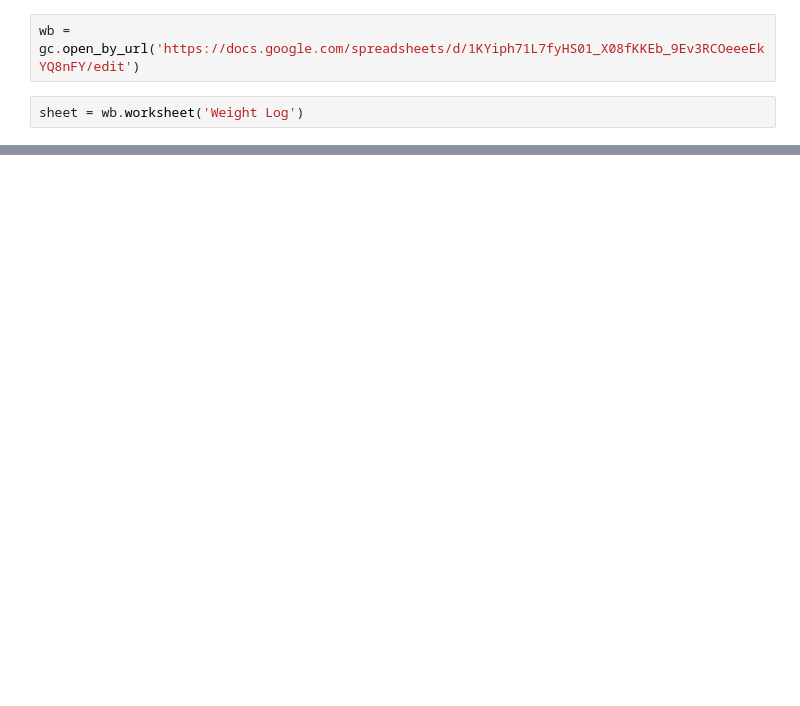
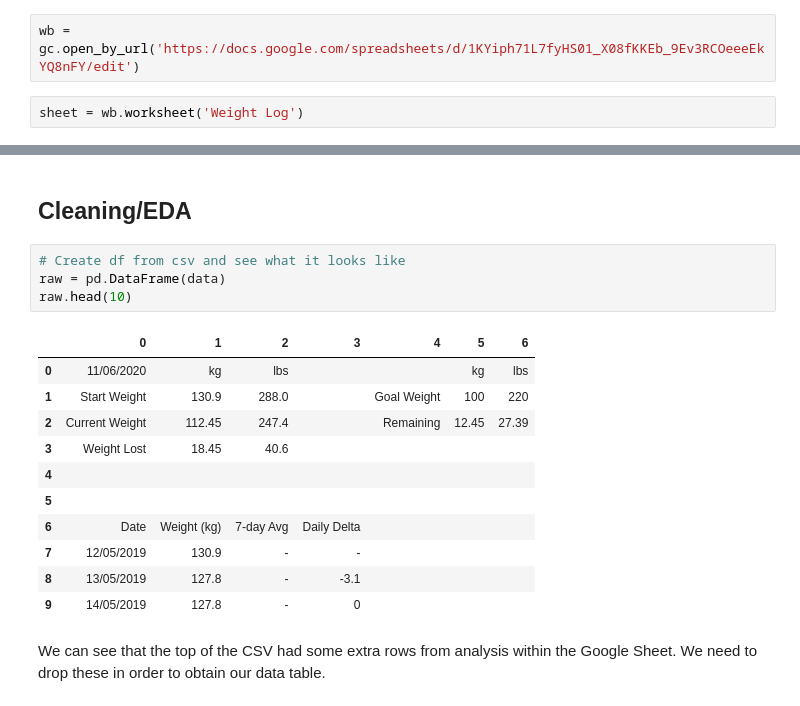
Before and after one commit to Callum-pb/python_projects, a Jupyter notebook: Weight_tracker/weight_tracker.ipynb, the cells around one changed output, grey strips where cells are left out. Saved outputs shown, nothing was run; the diff lists cells and outputs as text; blank space fills up the shorter version.

```diff
--- a/Weight_tracker/weight_tracker.ipynb
+++ b/Weight_tracker/weight_tracker.ipynb
@@ -111,0 +42,20 @@ print(weights.Date.max())
+# %% [markdown]
+## Cleaning/EDA
+# %%
+# Create df from csv and see what it looks like
+raw = pd.DataFrame(data)
+raw.head(10)
+# %% [output]
+|  | 0 | 1 | 2 | 3 | 4 | 5 | 6 |
+| 0 | 11/06/2020 | kg | lbs |  |  | kg | lbs |
+| 1 | Start Weight | 130.9 | 288.0 |  | Goal Weight | 100 | 220 |
+| 2 | Current Weight | 112.45 | 247.4 |  | Remaining | 12.45 | 27.39 |
+| 3 | Weight Lost | 18.45 | 40.6 |  |  |  |  |
+| 4 |  |  |  |  |  |  |  |
+| 5 |  |  |  |  |  |  |  |
+| 6 | Date | Weight (kg) | 7-day Avg | Daily Delta |  |  |  |
+| 7 | 12/05/2019 | 130.9 | - | - |  |  |  |
+| 8 | 13/05/2019 | 127.8 | - | -3.1 |  |  |  |
+| 9 | 14/05/2019 | 127.8 | - | 0 |  |  |  |
+# %% [markdown]
+We can see that the top of the CSV had some extra rows from analysis within the Google Sheet. We need to drop these in order to obtain our data table.
```
Also changed, not shown: parts of 45 cells of this notebook.
